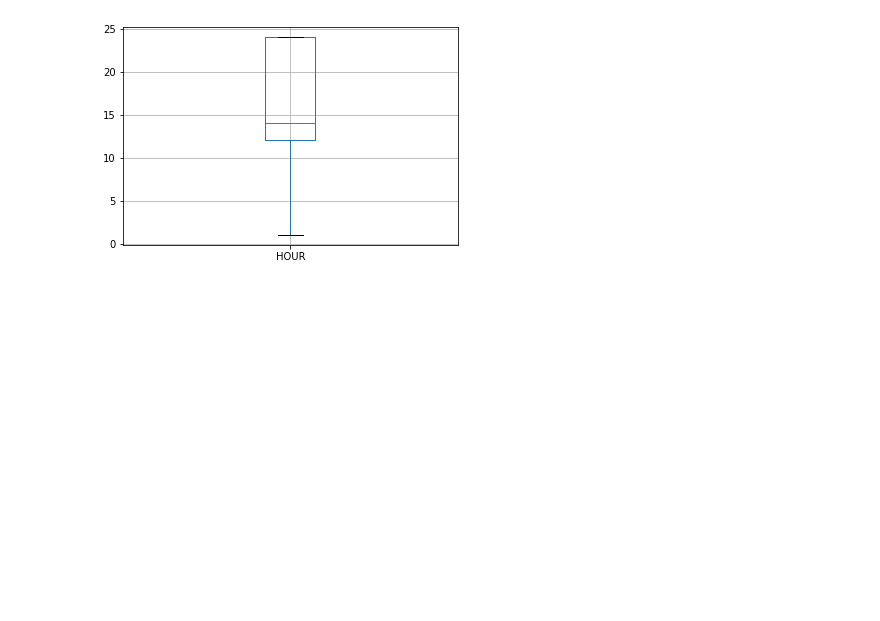
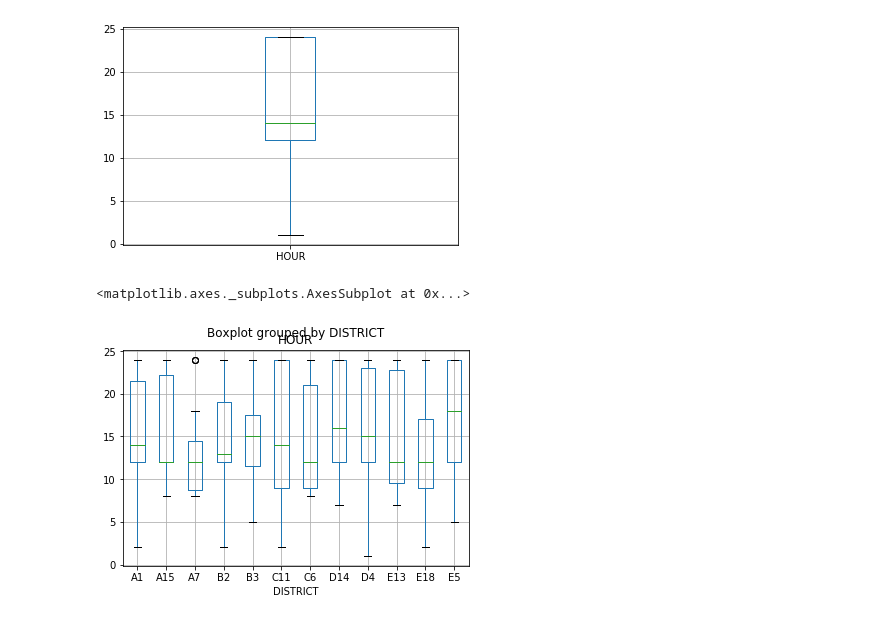
Before and after one commit to hzho517/testlab2, a Jupyter notebook: Test2.ipynb, the cells around one changed output. Cells and saved outputs as stored; diff of their text form; code cells hidden in the pictures; blank space fills up the shorter version.

```diff
--- a/Test2.ipynb
+++ b/Test2.ipynb
@@ -104,3 +109,8 @@ df1.boxplot(column='HOUR')
 # %% [output]
 <matplotlib.axes._subplots.AxesSubplot at 0x...>
 [figure]
+# %%
+df1.boxplot(column='HOUR',by='DISTRICT')
+# %% [output]
+<matplotlib.axes._subplots.AxesSubplot at 0x...>
+[figure, added]
```
Also changed, not shown: parts of 21 cells of this notebook.
